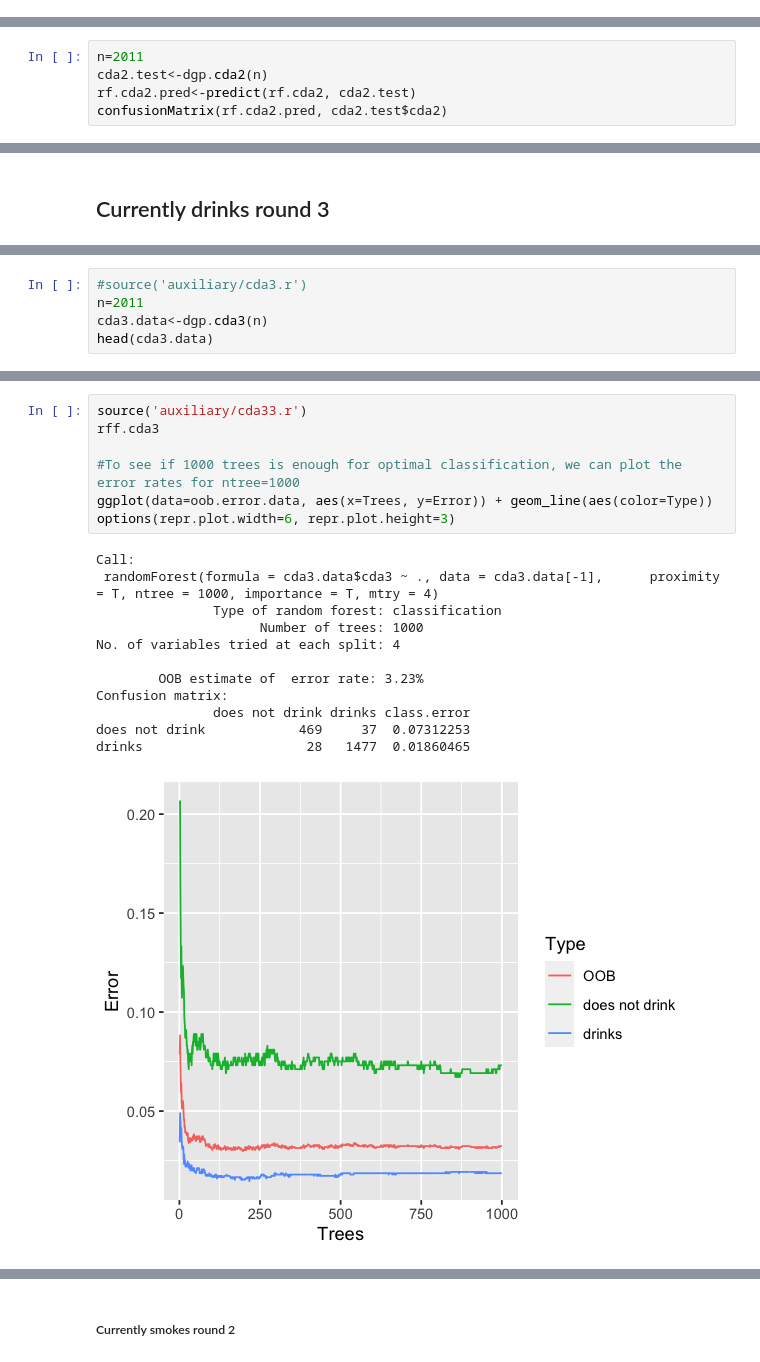
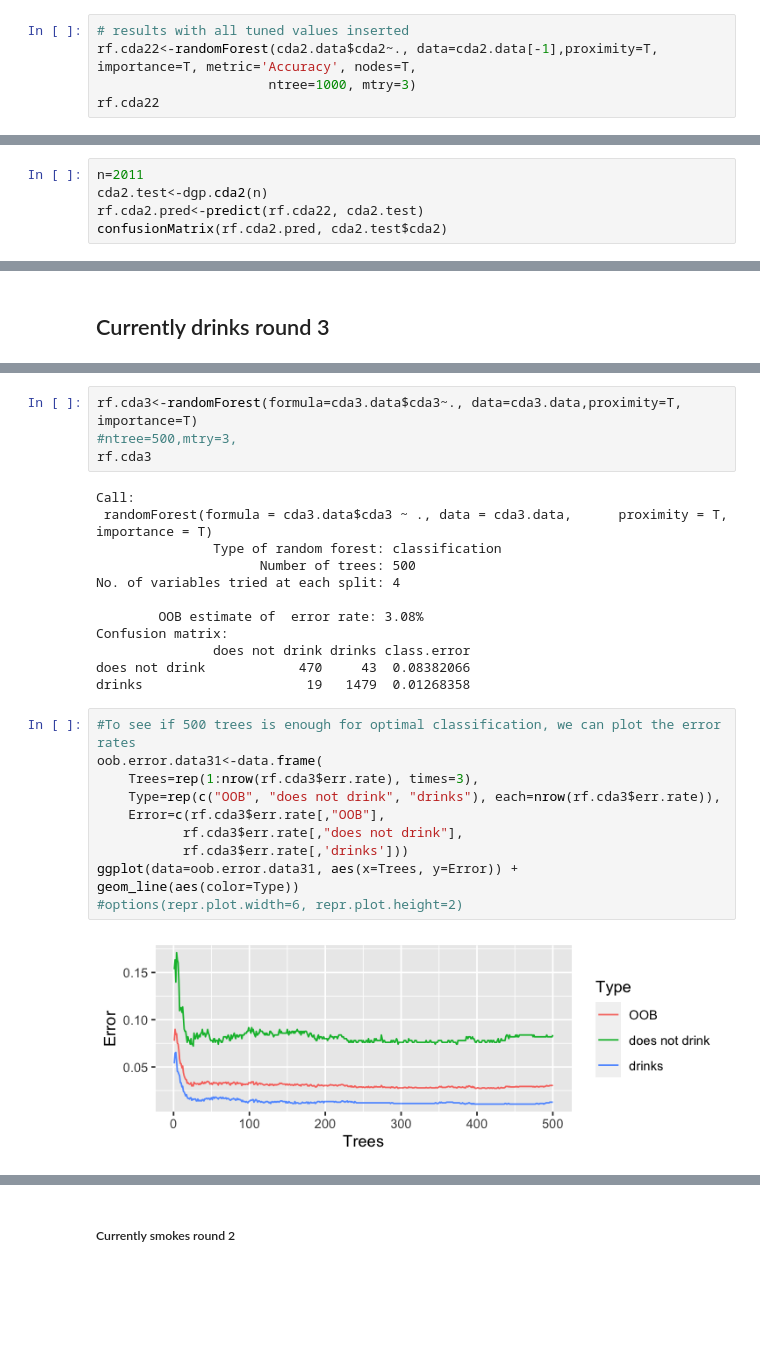
Before and after one commit to azhar27/CompStat, a Jupyter notebook: project.ipynb, the cells around one changed output, grey strips where cells are left out. Cells and saved outputs as stored; diff of their text form; blank space fills up the shorter version.

```diff
--- a/project.ipynb
+++ b/project.ipynb
@@ -262,0 +226,5 @@ options(repr.plot.width=3, repr.plot.height=3)
+# %%
+# results with all tuned values inserted
+rf.cda22<-randomForest(cda2.data$cda2~., data=cda2.data[-1],proximity=T, importance=T, metric='Accuracy', nodes=T,
+                      ntree=1000, mtry=3)
+rf.cda22
@@ -273,7 +253,7 @@ Mean Decrease Gini - Measure of variable importance based on the Gini impurity i
 # %%
 n=2011
 cda2.test<-dgp.cda2(n)
-rf.cda2.pred<-predict(rf.cda2, cda2.test)
+rf.cda2.pred<-predict(rf.cda22, cda2.test)
 confusionMatrix(rf.cda2.pred, cda2.test$cda2)
 # %% [output]
 Confusion Matrix and Statistics
@@ -365,5 +292,0 @@ dgp.cda3<-function(n){
-# %%
-#source('auxiliary/cda3.r')
-n=2011
-cda3.data<-dgp.cda3(n)
-head(cda3.data)
@@ -398,20 +293,28 @@ options(repr.plot.width=6, repr.plot.height=2)
+# %%
+rf.cda3<-randomForest(formula=cda3.data$cda3~., data=cda3.data,proximity=T, importance=T)
+#ntree=500,mtry=3,
+rf.cda3
+# %% [output]
+Call:
+ randomForest(formula = cda3.data$cda3 ~ ., data = cda3.data,      proximity = T, importance = T)
+               Type of random forest: classification
+                     Number of trees: 500
+No. of variables tried at each split: 4
+
+        OOB estimate of  error rate: 3.08%
+Confusion matrix:
+               does not drink drinks class.error
+does not drink            470     43  0.08382066
+drinks                     19   1479  0.01268358
 # %%
-source('auxiliary/cda33.r')
-rff.cda3
-
-#To see if 1000 trees is enough for optimal classification, we can plot the error rates for ntree=1000
-ggplot(data=oob.error.data, aes(x=Trees, y=Error)) + geom_line(aes(color=Type))
-options(repr.plot.width=6, repr.plot.height=3)
+#To see if 500 trees is enough for optimal classification, we can plot the error rates
+oob.error.data31<-data.frame(
+    Trees=rep(1:nrow(rf.cda3$err.rate), times=3),
+    Type=rep(c("OOB", "does not drink", "drinks"), each=nrow(rf.cda3$err.rate)),
+    Error=c(rf.cda3$err.rate[,"OOB"],
+           rf.cda3$err.rate[,"does not drink"],
+           rf.cda3$err.rate[,'drinks']))
+ggplot(data=oob.error.data31, aes(x=Trees, y=Error)) + geom_line(aes(color=Type))
+#options(repr.plot.width=6, repr.plot.height=2)
 # %% [output]
-Call:
- randomForest(formula = cda3.data$cda3 ~ ., data = cda3.data[-1],      proximity = T, ntree = 1000, importance = T, mtry = 4)
-               Type of random forest: classification
-                     Number of trees: 1000
-No. of variables tried at each split: 4
-
-        OOB estimate of  error rate: 3.23%
-Confusion matrix:
-               does not drink drinks class.error
-does not drink            469     37  0.07312253
-drinks                     28   1477  0.01860465
-[figure, old version]
+[figure, new version]
```
Also changed, not shown: parts of 64 cells of this notebook, 9 other files.
